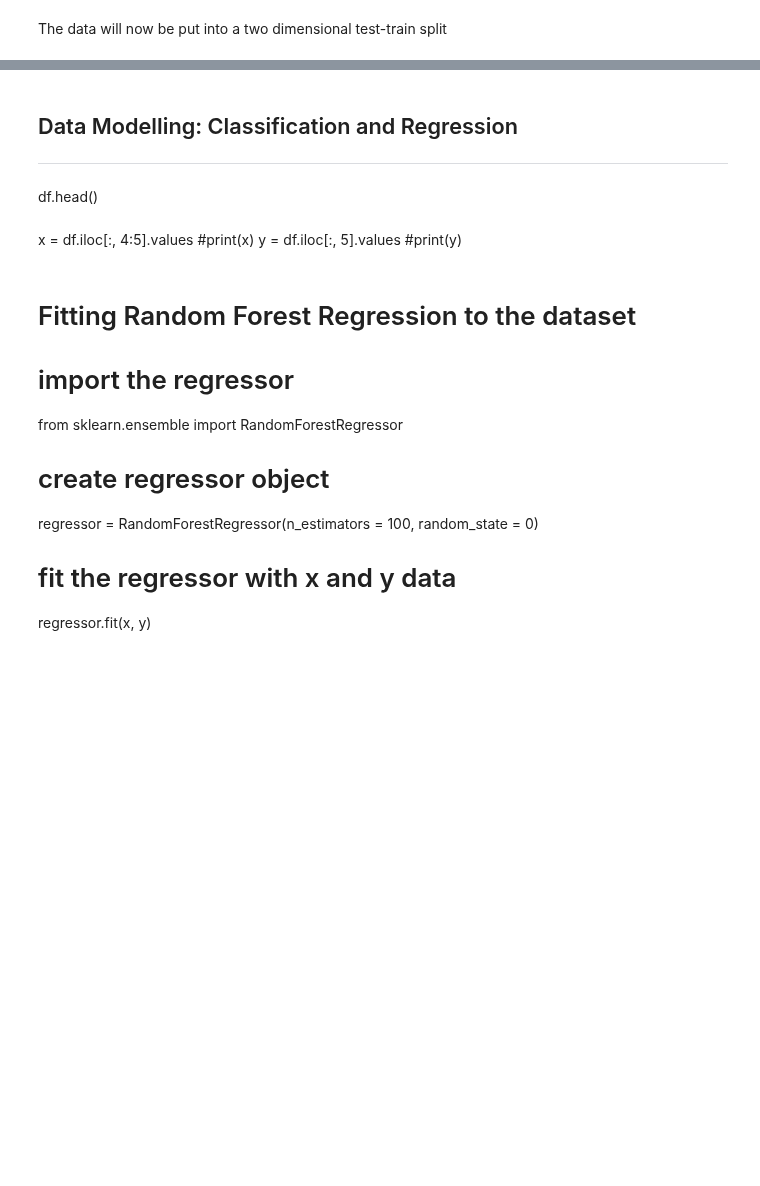
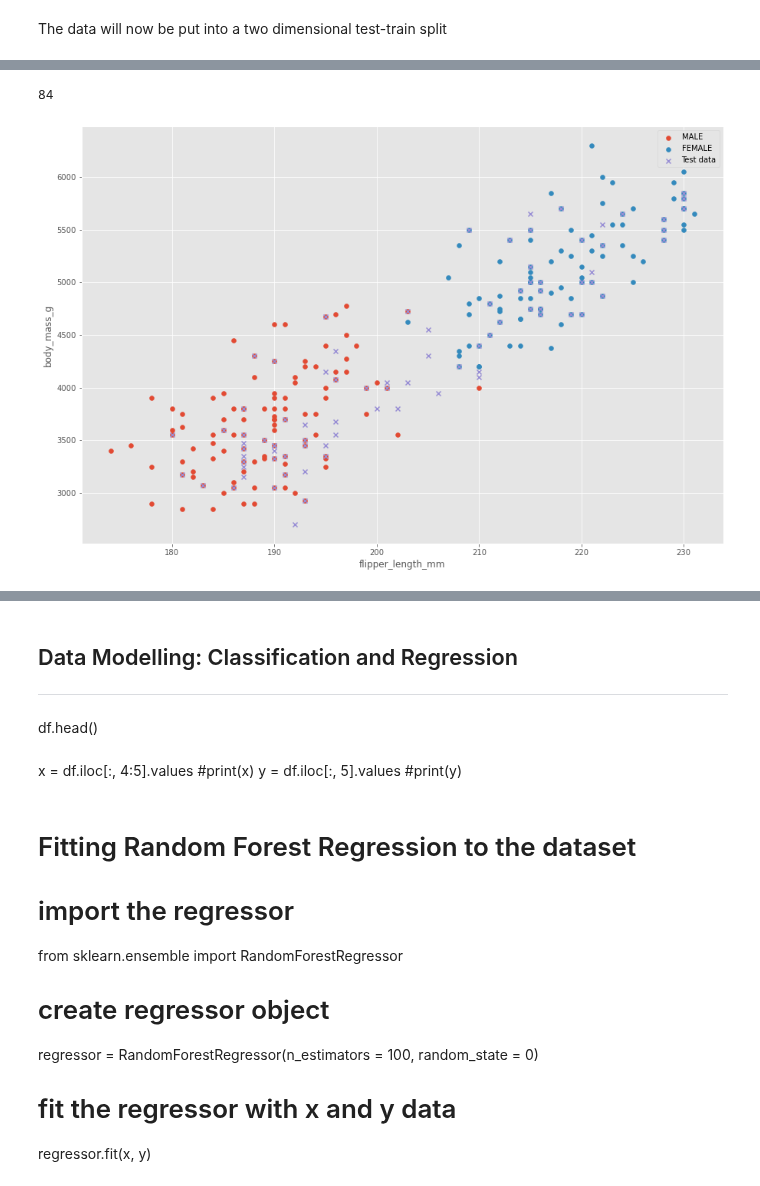
Before and after one commit to martinaobrien/machine-learning-and-statistics-assessment, a Jupyter notebook: Scikit-Learn-Jupyter-Notebook.ipynb, the cells around one changed output, grey strips where cells are left out. Drawn from its saved outputs; the diff is of its cells as text; code cells hidden in the pictures; blank space fills up the shorter version.

Commit message:
Update Scikit-Learn-Jupyter-Notebook.ipynb
Added in Linear Regression Model as sample

```diff
--- a/Scikit-Learn-Jupyter-Notebook.ipynb
+++ b/Scikit-Learn-Jupyter-Notebook.ipynb
@@ -364,0 +351,3 @@ outputs.head()
+# %%
+#Split our data in trainng and testing models
+train, test = mod.train_test_split(df,test_size=.30, random_state=0) # https://machinelearningmastery.com/train-test-split-for-evaluating-machine-learning-algorithms/
@@ -450,0 +398,2 @@ lre.score(test[['culmen_length_mm', 'culmen_depth_mm', 'flipper_length_mm', 'bod
+# %%
+train,test = mod.train_test_split(df)
@@ -450,0 +418,22 @@ lre.score(test[['culmen_length_mm', 'culmen_depth_mm', 'flipper_length_mm', 'bod
+# %%
+test.index.size
+# %% [output]
+84
+# %%
+male = train[train['sex'] == 'MALE']
+female = train[train['sex'] == 'FEMALE']
+
+
+fig, ax = plt.subplots()
+
+ax.scatter(ade['flipper_length_mm'], ade['body_mass_g'], marker='o', label='MALE')
+ax.scatter(gen['flipper_length_mm'], gen['body_mass_g'], marker='o', label='FEMALE')
+
+
+ax.scatter(test['flipper_length_mm'], test ['body_mass_g'], marker ='x', label= 'Test data')
+
+ax.set_xlabel('flipper_length_mm')
+ax.set_ylabel('body_mass_g')
+ax.legend();
+# %% [output]
+[figure, added]
```
Also changed, not shown: parts of 91 cells of this notebook.
